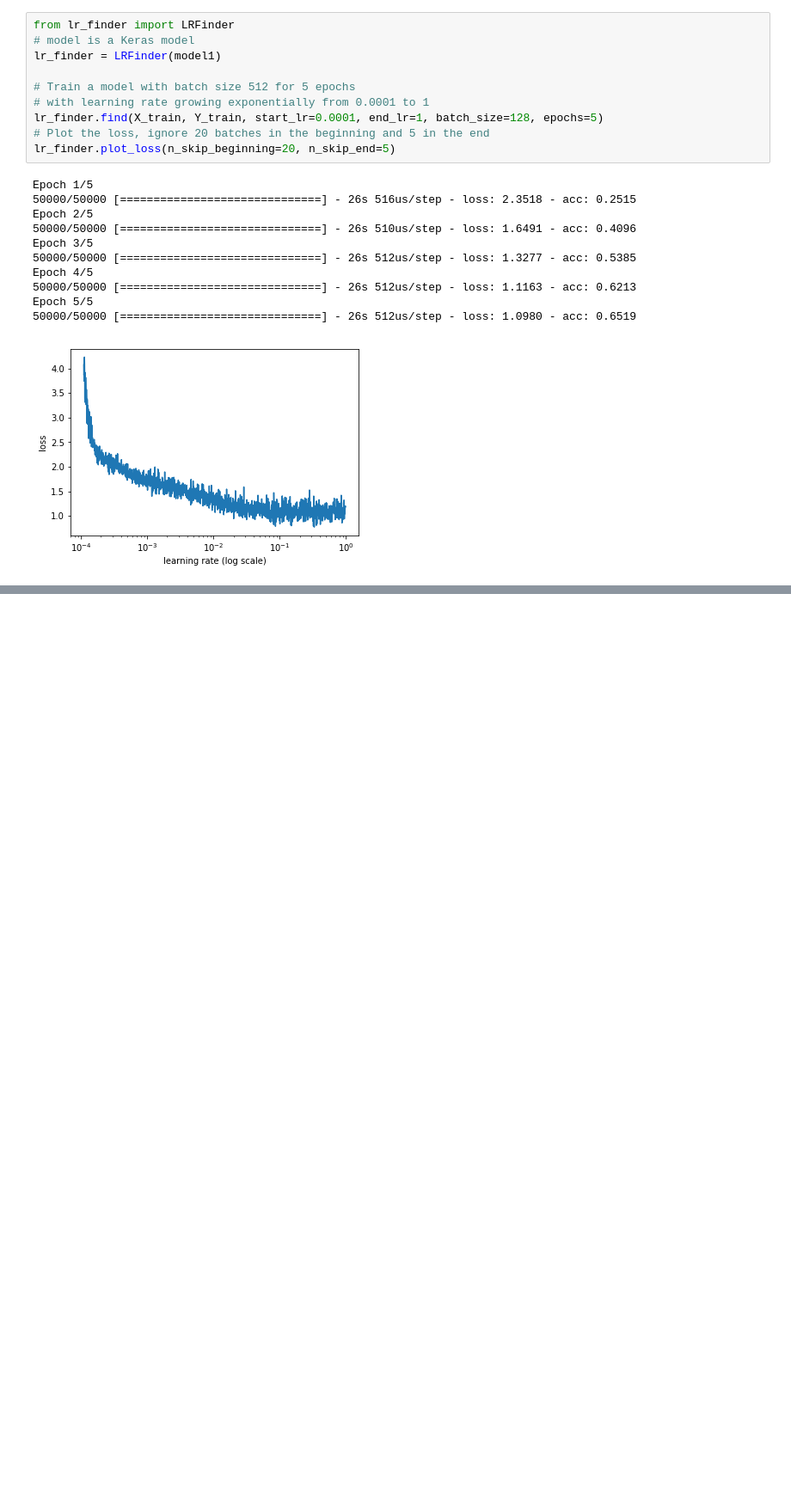
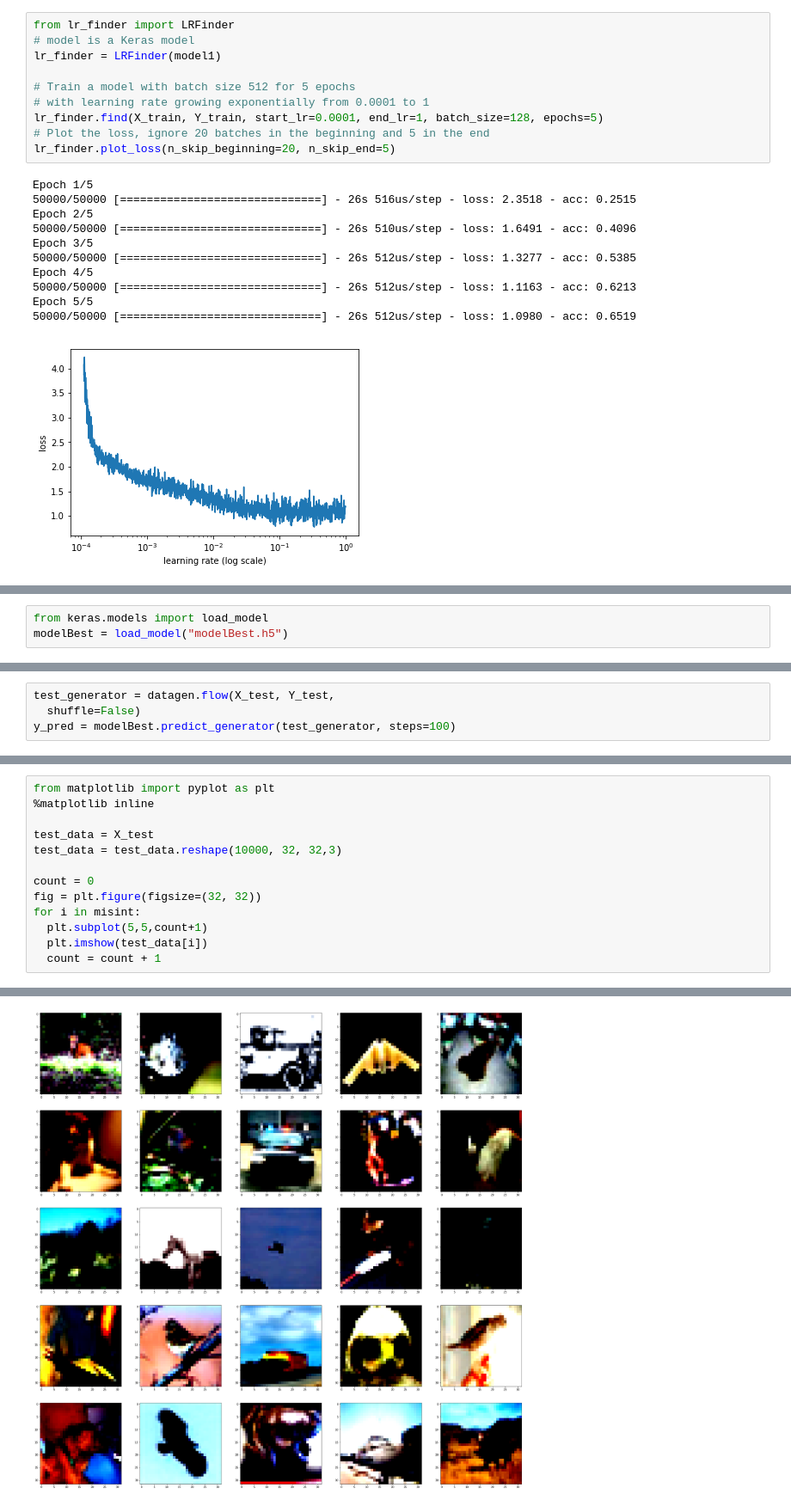
Before and after one commit to Curiousss/EVA, a Jupyter notebook: Assignment11/Session11.ipynb, the cells around one changed output, grey strips where cells are left out. Shown at 86% size. Saved outputs shown, nothing was run; the diff lists cells and outputs as text; blank space fills up the shorter version.

```diff
--- a/Assignment11/Session11.ipynb
+++ b/Assignment11/Session11.ipynb
@@ -361,0 +340,3 @@ Accuracy on test data is: 36.75
+# %%
+from keras.models import load_model
+modelBest = load_model("modelBest.h5")
@@ -361,0 +347,4 @@ Accuracy on test data is: 36.75
+# %%
+test_generator = datagen.flow(X_test, Y_test,
+  shuffle=False)
+y_pred = modelBest.predict_generator(test_generator, steps=100)
@@ -361,0 +368,14 @@ Accuracy on test data is: 36.75
+# %%
+from matplotlib import pyplot as plt
+%matplotlib inline
+
+test_data = X_test
+test_data = test_data.reshape(10000, 32, 32,3)
+
+count = 0
+fig = plt.figure(figsize=(32, 32))
+for i in misint:
+  plt.subplot(5,5,count+1)
+  plt.imshow(test_data[i])
+  count = count + 1
+# %% [output]
@@ -361,0 +399 @@ Accuracy on test data is: 36.75
+[figure, added]
```
Also changed, not shown: parts of 15 cells of this notebook.
